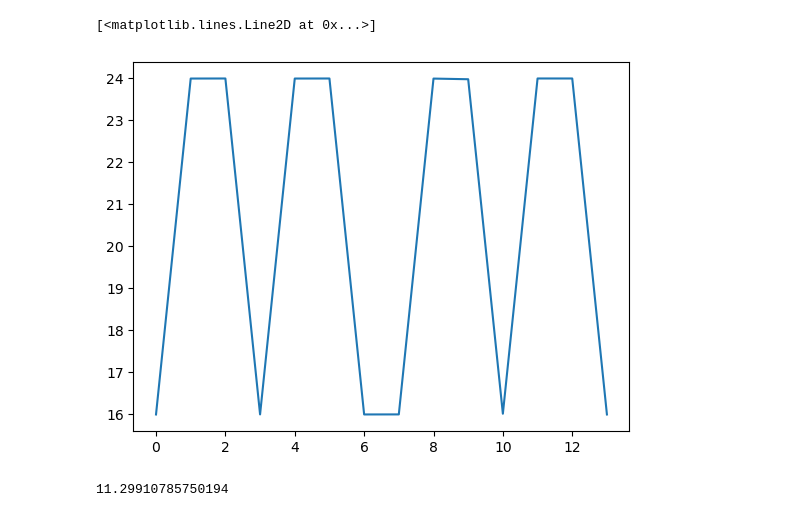
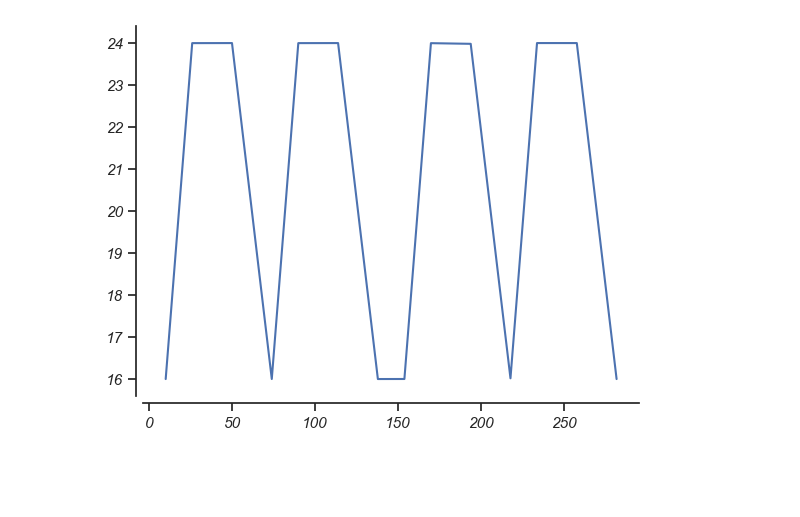
Before and after one commit to c14h19no2/aot_prf_experiment, a Jupyter notebook: notebooks/behavior_check.ipynb, the cells around one changed output. Cells and saved outputs as stored; diff of their text form; code cells hidden in the pictures; blank space fills up the shorter version.

```diff
--- a/notebooks/behavior_check.ipynb
+++ b/notebooks/behavior_check.ipynb
@@ -8,6 +8,14 @@ import skimage.filters as filters
 from pathlib import Path
 import h5py
 import pandas as pd
+import seaborn as sns
+
+sns.set(style="ticks")
+import matplotlib as mpl
+
+# mpl.rcParams['font.name'] = 'Helvetica'
+mpl.rcParams['font.style'] = 'italic'
+# [(m, mpl.rcParams[m]) for m in mpl.rcParams.keys() if 'font' in m]
 # %%
 subject, run = '001', '00'
 
@@ -24,9 +32,5 @@ stim_task_events = pd.read_csv(log_dir / f'sub-{subject}_run-{run}_task-pRF_fix_
 # %%
-plt.plot(np.r_[np.diff(stim_events_df['onset'] - stim_events_df['onset'].iloc[0]), 16])
+plt.plot(stim_events_df['onset'], np.r_[np.diff(stim_events_df['onset'] - stim_events_df['onset'].iloc[0]), 16])
+sns.despine(offset=5)
 # %% [output]
-[<matplotlib.lines.Line2D at 0x...>]
-[figure, old version]
+[figure, new version]
-# %%
-stim_task_events['onset'][1]
-# %% [output]
-11.29910785750194
```
Also changed, not shown: parts of 2 cells of this notebook.
